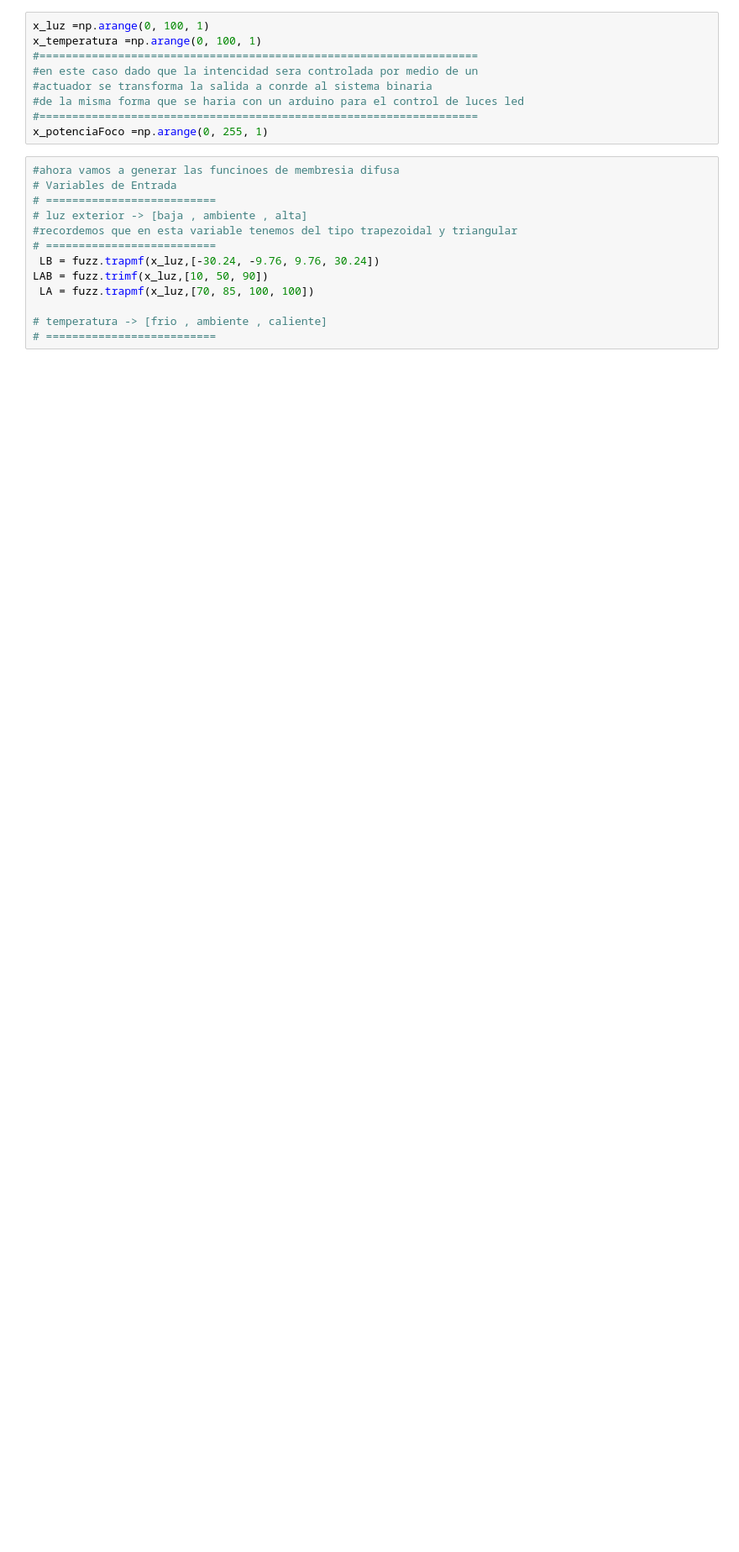
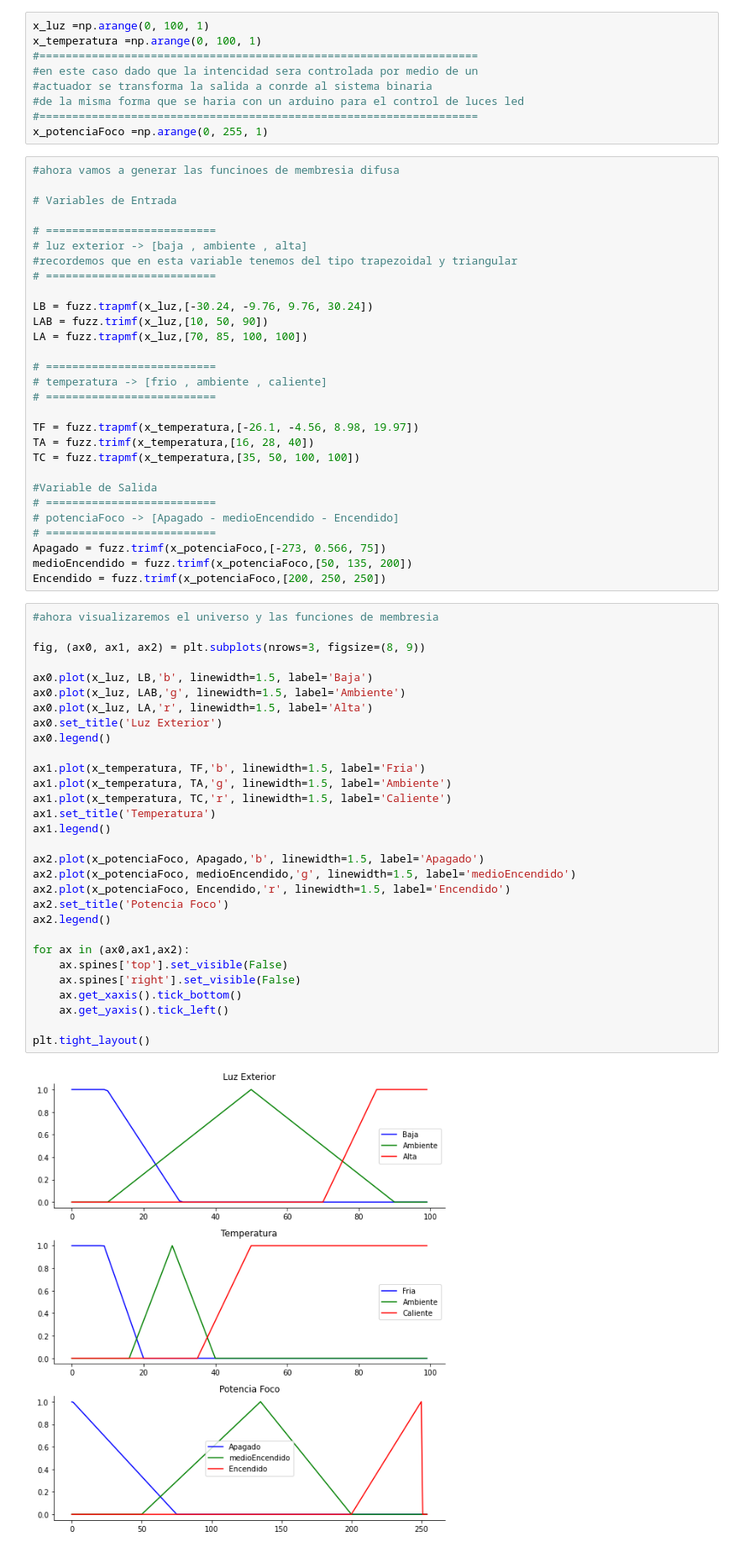
Before and after one commit to MenghySanchez/IA_Parcial1, a Jupyter notebook: control_luz.ipynb, the cells around one changed output. Shown at 84% size. Drawn from its saved outputs; the diff is of its cells as text; blank space fills up the shorter version.

Commit message:
update
implementamos la variables y sus respectivos gráficos , en el próximo estarán las reglas

```diff
--- a/control_luz.ipynb
+++ b/control_luz.ipynb
@@ -37,14 +37,62 @@ x_temperatura =np.arange(0, 100, 1)
 x_potenciaFoco =np.arange(0, 255, 1)
 # %%
 #ahora vamos a generar las funcinoes de membresia difusa
+
 # Variables de Entrada
+
 # ==========================
 # luz exterior -> [baja , ambiente , alta]
 #recordemos que en esta variable tenemos del tipo trapezoidal y triangular
 # ==========================
- LB = fuzz.trapmf(x_luz,[-30.24, -9.76, 9.76, 30.24])
+
+LB = fuzz.trapmf(x_luz,[-30.24, -9.76, 9.76, 30.24])
 LAB = fuzz.trimf(x_luz,[10, 50, 90])
- LA = fuzz.trapmf(x_luz,[70, 85, 100, 100])
+LA = fuzz.trapmf(x_luz,[70, 85, 100, 100])
 
+# ==========================
 # temperatura -> [frio , ambiente , caliente]
 # ==========================
+
+TF = fuzz.trapmf(x_temperatura,[-26.1, -4.56, 8.98, 19.97])
+TA = fuzz.trimf(x_temperatura,[16, 28, 40])
+TC = fuzz.trapmf(x_temperatura,[35, 50, 100, 100])
+
+#Variable de Salida
+# ==========================
+# potenciaFoco -> [Apagado - medioEncendido - Encendido]
+# ==========================
+Apagado = fuzz.trimf(x_potenciaFoco,[-273, 0.566, 75])
+medioEncendido = fuzz.trimf(x_potenciaFoco,[50, 135, 200])
+Encendido = fuzz.trimf(x_potenciaFoco,[200, 250, 250])
+# %%
+#ahora visualizaremos el universo y las funciones de membresia
+
+fig, (ax0, ax1, ax2) = plt.subplots(nrows=3, figsize=(8, 9))
+
+ax0.plot(x_luz, LB,'b', linewidth=1.5, label='Baja')
+ax0.plot(x_luz, LAB,'g', linewidth=1.5, label='Ambiente')
+ax0.plot(x_luz, LA,'r', linewidth=1.5, label='Alta')
+ax0.set_title('Luz Exterior')
+ax0.legend()
+
+ax1.plot(x_temperatura, TF,'b', linewidth=1.5, label='Fria')
+ax1.plot(x_temperatura, TA,'g', linewidth=1.5, label='Ambiente')
+ax1.plot(x_temperatura, TC,'r', linewidth=1.5, label='Caliente')
+ax1.set_title('Temperatura')
+ax1.legend()
+
+ax2.plot(x_potenciaFoco, Apagado,'b', linewidth=1.5, label='Apagado')
+ax2.plot(x_potenciaFoco, medioEncendido,'g', linewidth=1.5, label='medioEncendido')
+ax2.plot(x_potenciaFoco, Encendido,'r', linewidth=1.5, label='Encendido')
+ax2.set_title('Potencia Foco')
+ax2.legend()
+
+for ax in (ax0,ax1,ax2):
+    ax.spines['top'].set_visible(False)
+    ax.spines['right'].set_visible(False)
+    ax.get_xaxis().tick_bottom()
+    ax.get_yaxis().tick_left()
+
+plt.tight_layout()
+# %% [output]
+[figure, added]
```
Also changed, not shown: parts of 1 cell of this notebook.
